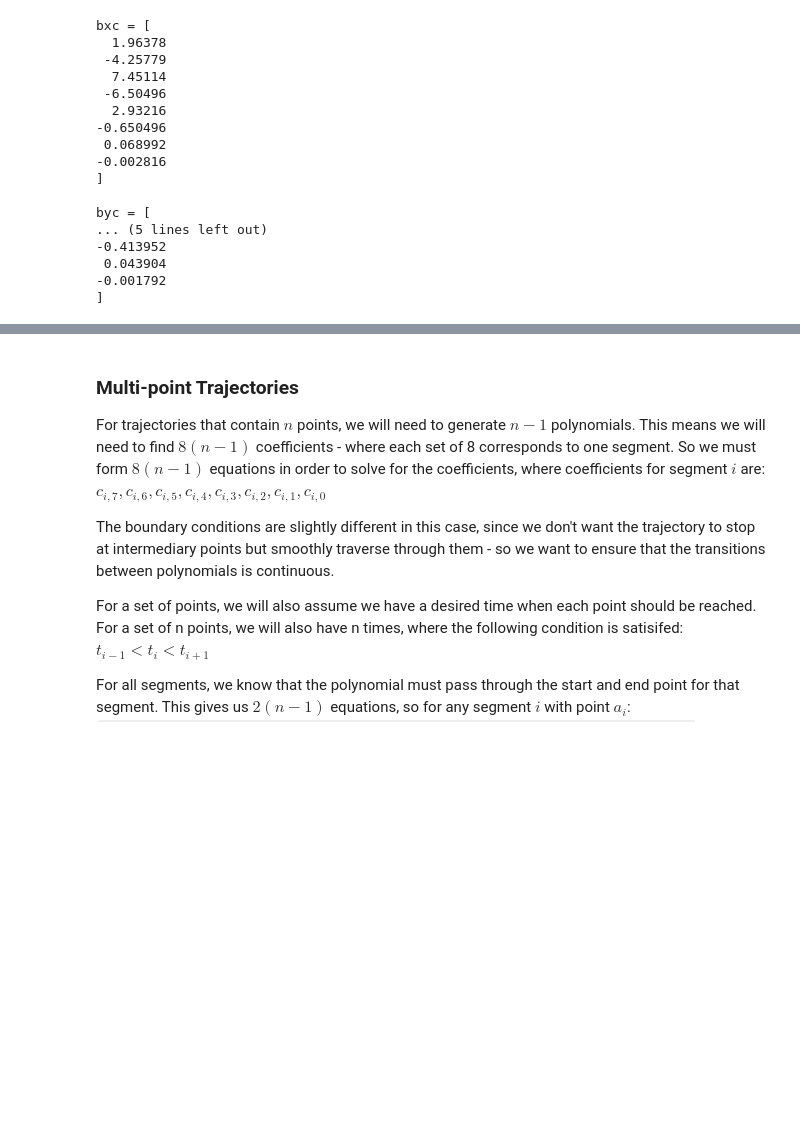
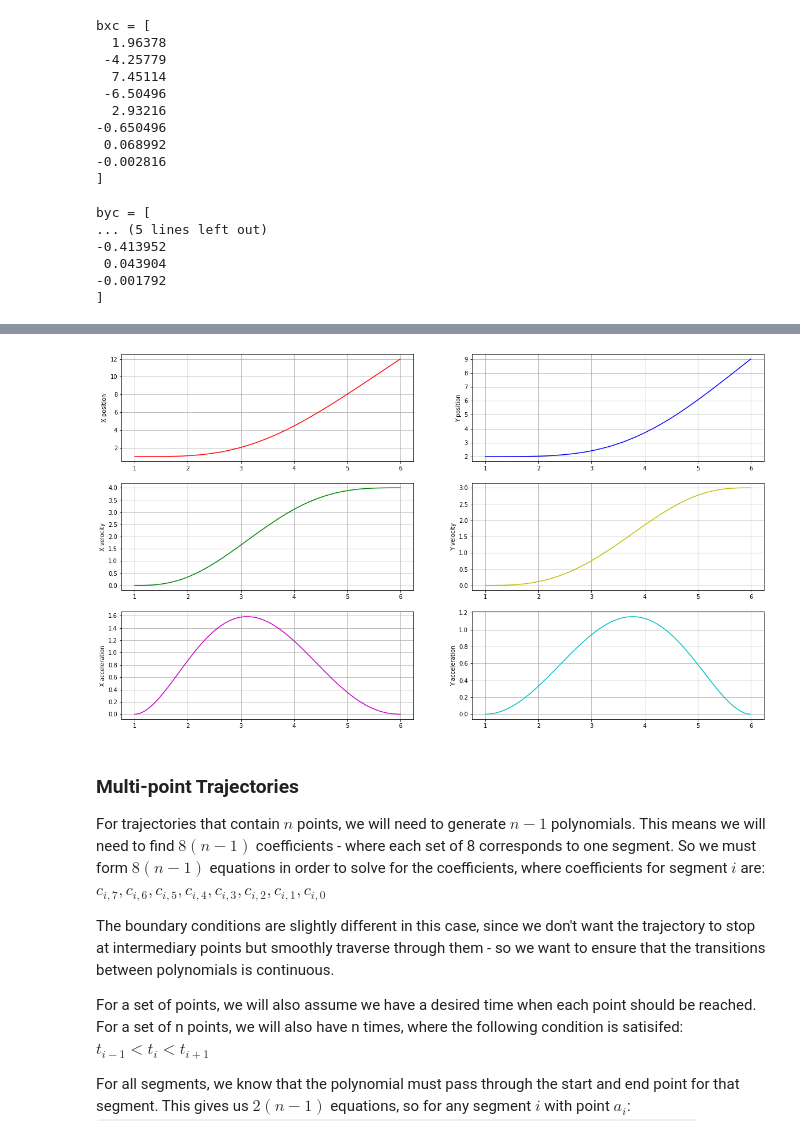
Before and after one commit to tristeng/control, a Jupyter notebook: notebooks/trajector-generator.ipynb, the cells around one changed output, grey strips where cells are left out. Drawn from its saved outputs; the diff is of its cells as text; code cells hidden in the pictures; some formulas as TeX source; blank space fills up the shorter version.

```diff
--- a/notebooks/trajector-generator.ipynb
+++ b/notebooks/trajector-generator.ipynb
@@ -72,5 +115,5 @@ sympy.init_printing()
 # %%
-t, T = sympy.symbols('t, T')
+t, T = sp.symbols('t, T')
 
 # define our position and time derivatives
 pos = t**7 + t**6 + t**5 + t**4 + t**3 + t**2 + t + 1
@@ -281,3 +320,32 @@ plot_all(tvals, bxpoly, bypoly)
+# %%
+# init our b vectors
+bx = np.zeros((numcoeffs, 1))
+by = np.zeros((numcoeffs, 1))
+
+# assign the start and end positions and velocities - in this case we start with intial velocities of (0,0) and end with (4,3)
+# NOTE: if you wanted to start with non-zero velocities, then you would assign non-zero values to bx[1] and by[1]
+bx[0] = start[0]
+bx[half] = end[0]
+bx[half+1] = 4  # we want our end velocity in the x direction to be 4 m/s
+by[0] = start[1]
+by[half] = end[1]
+by[half+1] = 3  # we want our end velocity in the y direction to be 3 m/s
+
+# now we can solve for the coefficients
+bxc = np.linalg.solve(A, bx)
+byc = np.linalg.solve(A, by)
+
+# create the polynomials so we can differentiate them to get our various commanded position, velocity and accelleration curves
+bxpoly = sp.Poly(reversed(bxc.transpose()[0]), t)
+bypoly = sp.Poly(reversed(byc.transpose()[0]), t)
+
+# create our t values over the specified range
+tvals = np.linspace(startt, endt, 100)
+
+# display the position, velocity and acceleration curves
+plot_all(tvals, bxpoly, bypoly)
+# %% [output]
+[figure, added]
 # %% [markdown]
 ### Multi-point Trajectories
 
```
Also changed, not shown: parts of 17 cells of this notebook, 1 other file.
